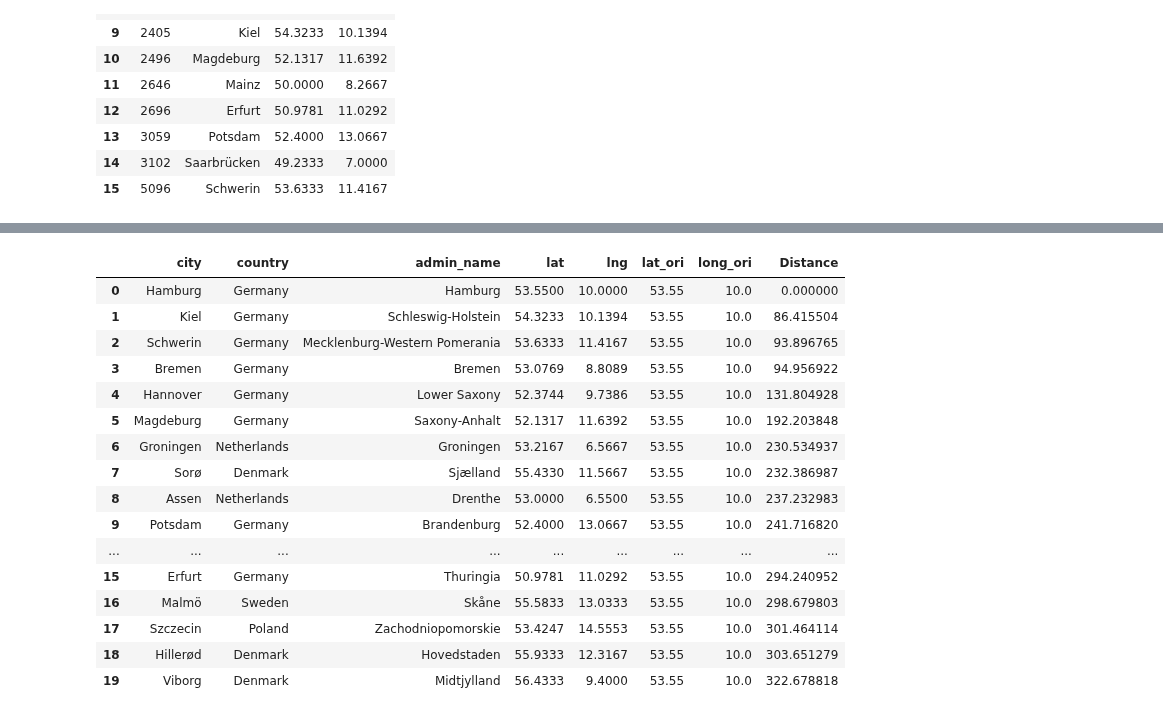
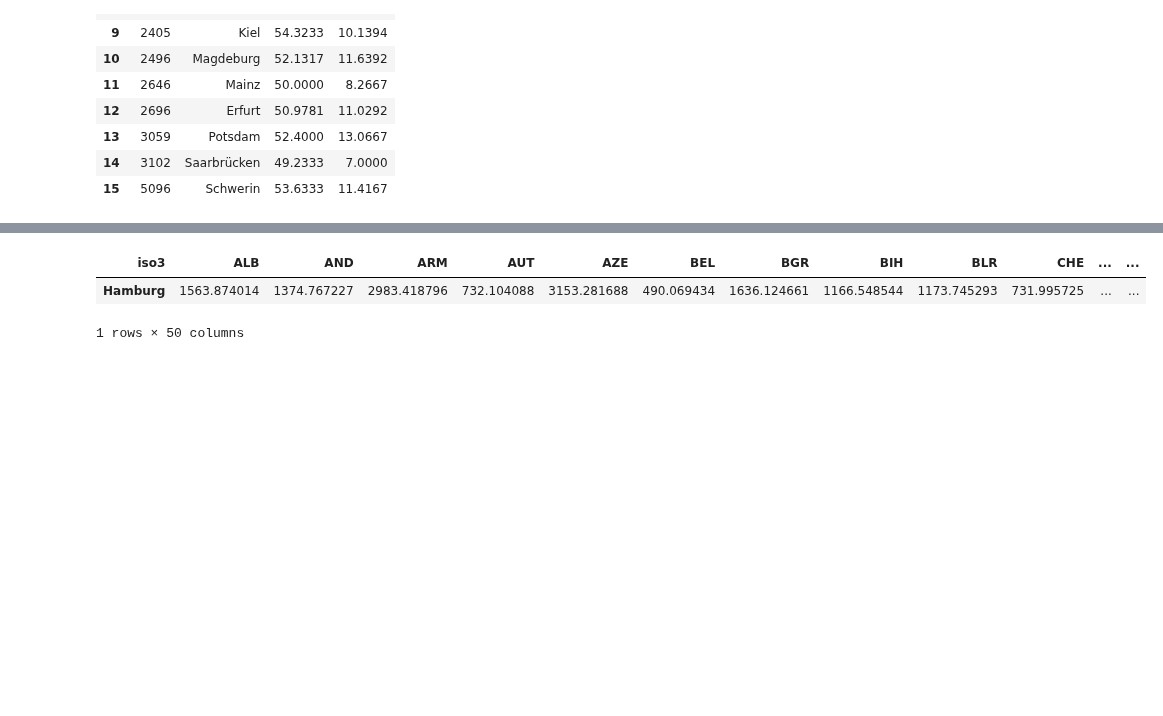
Before and after one commit to Alvaroguijarro97/ML_Group_Project, a Jupyter notebook: Data_Geography_v2.ipynb, the cells around one changed output, grey strips where cells are left out. Cells and saved outputs as stored; diff of their text form; code cells hidden in the pictures; blank space fills up the shorter version.

```diff
--- a/Data_Geography_v2.ipynb
+++ b/Data_Geography_v2.ipynb
@@ -63,7 +63,6 @@ The "world cities" data set contains information of over 4 million unique cities
 More information regarding this dataset can be found in: https://simplemaps.com/data/world-cities
 # %%
 # Download the list of the EU countries
-!pip install countrygroups
-from countrygroups import EUROPEAN_UNION
-EUROPEAN_UNION
+uploaded_names = files.upload()
+europe_names = pd.read_csv('naming_convention.csv')
 # %% [output]
@@ -94,27 +71,5 @@ Successfully installed countrygroups-0.13.0 shortcountrynames-0.10.0
 # %%
 # (NOTE) Do the list of every european country in the abortion atlas
-Europe = ['AUT','BEL','BGR','CYP',
- 'CZE',
- 'DEU',
- 'DNK',
- 'ESP',
- 'EST',
- 'FIN',
- 'FRA',
- 'GRC',
- 'HRV',
- 'HUN',
- 'IRL',
- 'ITA',
- 'LTU',
- 'LUX',
- 'LVA',
- 'MLT',
- 'NLD',
- 'POL',
- 'PRT',
- 'ROU',
- 'SVK',
- 'SVN',
- 'SWE']
+Europe = europe_names['iso3']
+Europe
 # %% [output]
@@ -122,6 +93,6 @@ NameError: ignored
 # %%
 # Create a dataset only containing EU countries and their cities
-eu_countries = geography_data[geography_data.iso3.isin(EUROPEAN_UNION)]
+eu_countries = geography_data[geography_data.iso3.isin(Europe)]
 eu_countries = eu_countries[(eu_countries.capital == 'admin') | (eu_countries.capital == 'primary')]
 eu_countries.info()
 eu_countries.sort_values(by='population', ascending = False).head(25)
@@ -258,37 +214,25 @@ Berlin_Group =
 # %%
 #Hamburg 2
 #Create a Dataframe for each German State Capital City and calculate the distance between every European state Capital
-Hamburg_Distance = eu_countries[['city','country','admin_name','lat','lng']].copy().reset_index(drop='True')
+Hamburg_Distance = eu_countries[['city','country','iso3','admin_name','lat','lng']].copy().reset_index(drop='True')
 
 #Get the coordinates of the German State Capital City
 long_ori = germany[germany['city'] == 'Hamburg'][['lng']]
 long_ori= long_ori['lng'].iat[0]
 lat_ori = germany[germany['city'] == 'Hamburg'][['lat']]
 lat_ori= lat_ori['lat'].iat[0]
 Hamburg_Distance["lat_ori"] = lat_ori
 Hamburg_Distance["long_ori"] = long_ori
 #Calculate the distance between cities
 Hamburg_Distance["Distance"] = haversine_vectorize(Hamburg_Distance['lng'],Hamburg_Distance['lat'],Hamburg_Distance['long_ori'],Hamburg_Distance['lat_ori'])
 Hamburg_Distance = Hamburg_Distance.sort_values(by = 'Distance').reset_index(drop='True')
-Hamburg_Distance.head(20)
+Dis_Ham = Hamburg_Distance.groupby(['iso3']).mean(['distance']).sort_values(by = 'Distance').drop(columns = ['lat','lng','lat_ori','long_ori'])
+Dis_Ham = Dis_Ham.rename(columns = {"Distance":"Hamburg"}).pivot_table(columns = "iso3")
+Dis_Ham
 # %% [output]
-|  | city | country | admin_name | lat | lng | lat_ori | long_ori | Distance |
-| 0 | Hamburg | Germany | Hamburg | 53.5500 | 10.0000 | 53.55 | 10.0 | 0.000000 |
-| 1 | Kiel | Germany | Schleswig-Holstein | 54.3233 | 10.1394 | 53.55 | 10.0 | 86.415504 |
-| 2 | Schwerin | Germany | Mecklenburg-Western Pomerania | 53.6333 | 11.4167 | 53.55 | 10.0 | 93.896765 |
-| 3 | Bremen | Germany | Bremen | 53.0769 | 8.8089 | 53.55 | 10.0 | 94.956922 |
-| 4 | Hannover | Germany | Lower Saxony | 52.3744 | 9.7386 | 53.55 | 10.0 | 131.804928 |
-| 5 | Magdeburg | Germany | Saxony-Anhalt | 52.1317 | 11.6392 | 53.55 | 10.0 | 192.203848 |
-| 6 | Groningen | Netherlands | Groningen | 53.2167 | 6.5667 | 53.55 | 10.0 | 230.534937 |
-| 7 | Sorø | Denmark | Sjælland | 55.4330 | 11.5667 | 53.55 | 10.0 | 232.386987 |
-| 8 | Assen | Netherlands | Drenthe | 53.0000 | 6.5500 | 53.55 | 10.0 | 237.232983 |
-| 9 | Potsdam | Germany | Brandenburg | 52.4000 | 13.0667 | 53.55 | 10.0 | 241.716820 |
-| ... | ... | ... | ... | ... | ... | ... | ... | ... |
-| 15 | Erfurt | Germany | Thuringia | 50.9781 | 11.0292 | 53.55 | 10.0 | 294.240952 |
-| 16 | Malmö | Sweden | Skåne | 55.5833 | 13.0333 | 53.55 | 10.0 | 298.679803 |
-| 17 | Szczecin | Poland | Zachodniopomorskie | 53.4247 | 14.5553 | 53.55 | 10.0 | 301.464114 |
-| 18 | Hillerød | Denmark | Hovedstaden | 55.9333 | 12.3167 | 53.55 | 10.0 | 303.651279 |
-| 19 | Viborg | Denmark | Midtjylland | 56.4333 | 9.4000 | 53.55 | 10.0 | 322.678818 |
+| iso3 | ALB | AND | ARM | AUT | AZE | BEL | BGR | BIH | BLR | CHE | ... | ... |
+| Hamburg | 1563.874014 | 1374.767227 | 2983.418796 | 732.104088 | 3153.281688 | 490.069434 | 1636.124661 | 1166.548544 | 1173.745293 | 731.995725 | ... | ... |
+1 rows × 50 columns
 # %%
 #Munich 3
 #Create a Dataframe for each German State Capital City and calculate the distance between every European state Capital
```
Also changed, not shown: parts of 20 cells of this notebook.
